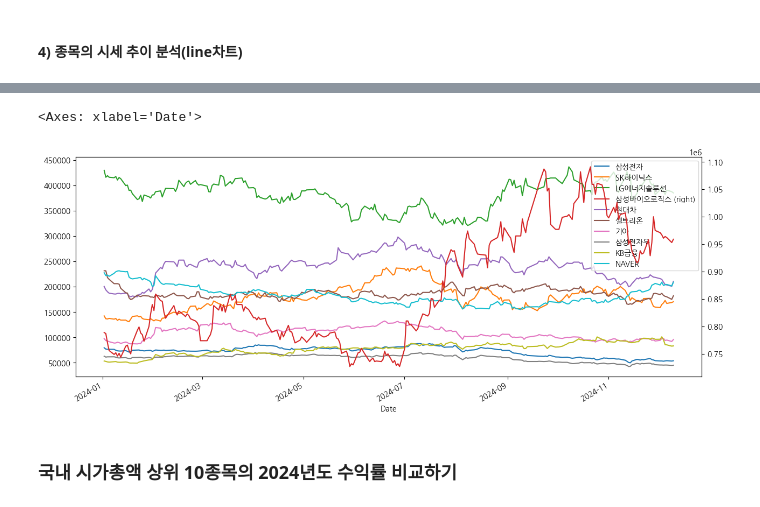
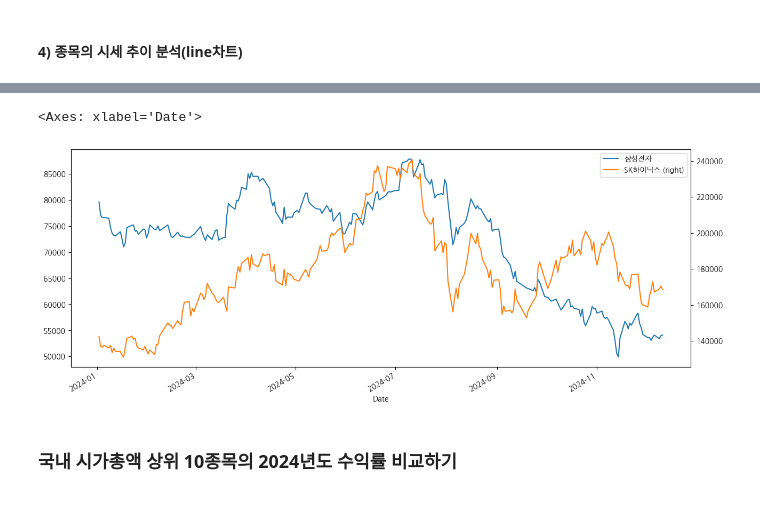
Before and after one commit to june2598/pythonstudy, a Jupyter notebook: stock/stock_analysis_5(여러종목 주가 추이비교).ipynb, the cells around one changed output, grey strips where cells are left out. Drawn from its saved outputs; the diff is of its cells as text; code cells hidden in the pictures.

```diff
--- a/stock/stock_analysis_5(여러종목 주가 추이비교).ipynb
+++ b/stock/stock_analysis_5(여러종목 주가 추이비교).ipynb
@@ -262,8 +232,8 @@ df
 # %%
-df.plot(figsize=(15,6), secondary_y='삼성바이오로직스')
-# df[['삼성전자','SK하이닉스']].plot(figsize=(15,6), secondary_y='삼성바이오로직스')
+# 2개의 y축 그래프
+df[['삼성전자','SK하이닉스']].plot(figsize=(15,6), secondary_y='SK하이닉스')
 # %% [output]
 <Axes: xlabel='Date'>
-[figure, old version]
+[figure, new version]
 # %% [markdown]
 ### 국내 시가총액 상위 10종목의 2024년도 수익률 비교하기
```
Also changed, not shown: parts of 23 cells of this notebook, 27 other files.
